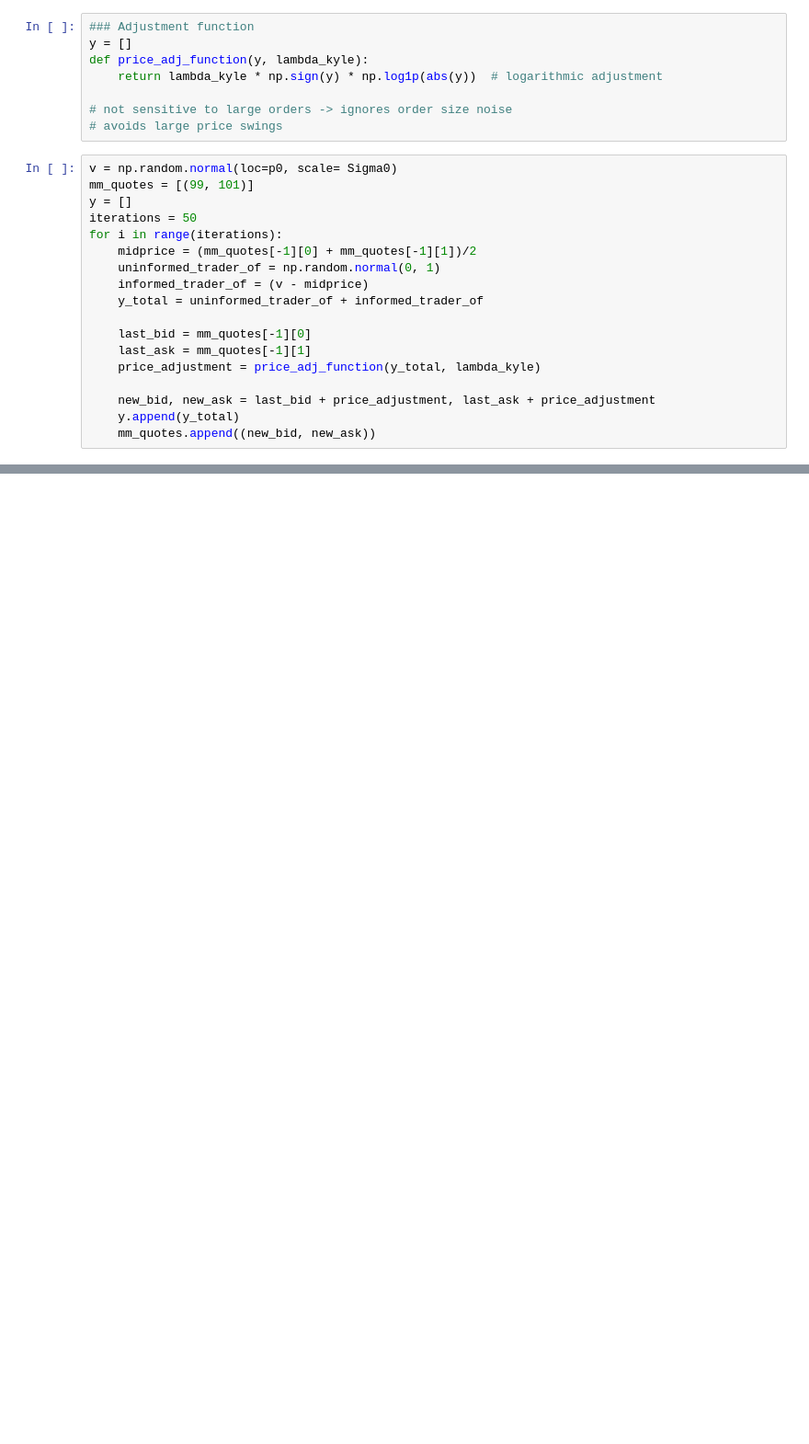
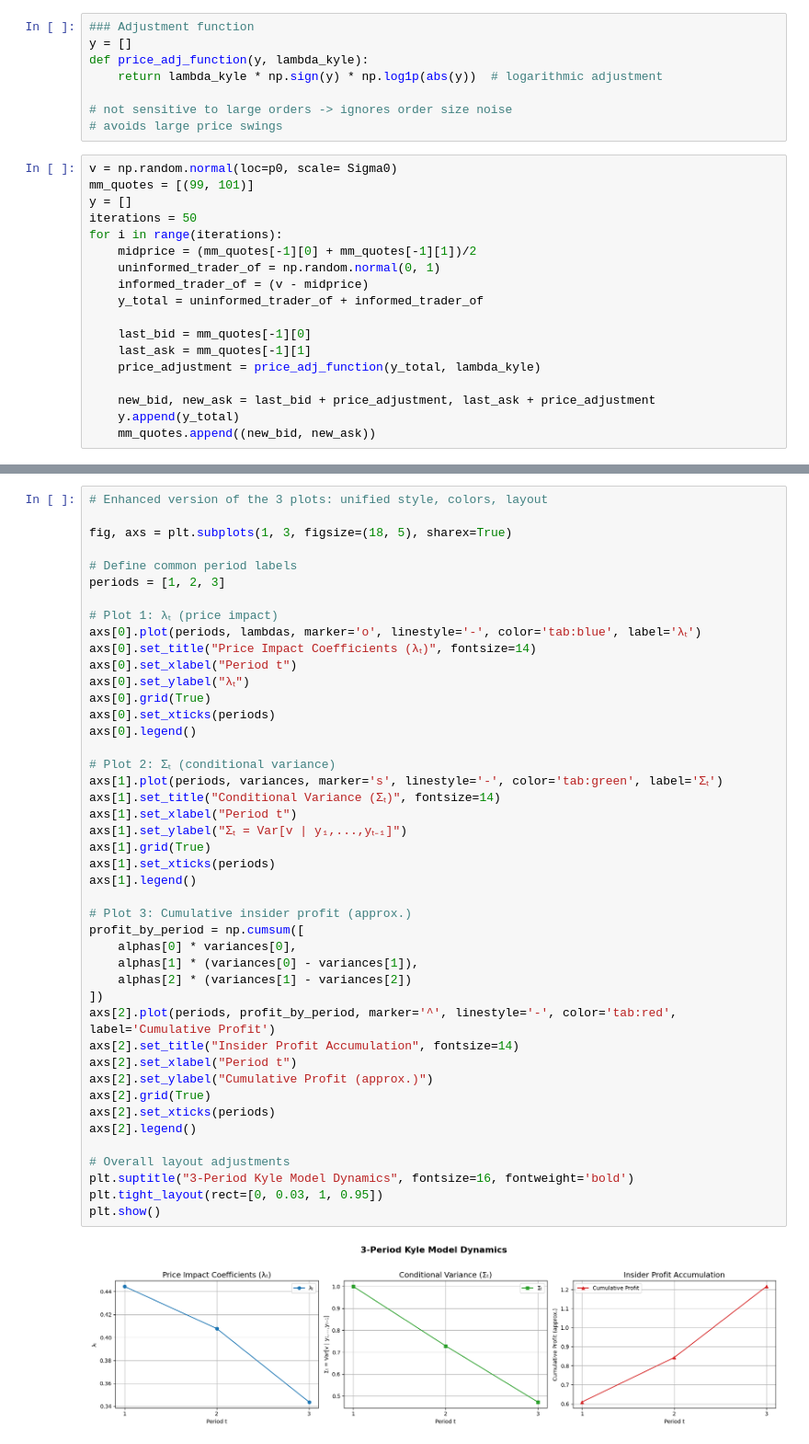
Before and after one commit to Niyetali/ATS-Project-Kyle-s-Lambda, a Jupyter notebook: lambda_upd.ipynb, the cells around one changed output, grey strips where cells are left out. Shown at 92% size. Cells and saved outputs as stored; diff of their text form; blank space fills up the shorter version.

```diff
--- a/lambda_upd.ipynb
+++ b/lambda_upd.ipynb
@@ -280,0 +447,46 @@ plt.show()
+# %%
+# Enhanced version of the 3 plots: unified style, colors, layout
+
+fig, axs = plt.subplots(1, 3, figsize=(18, 5), sharex=True)
+
+# Define common period labels
+periods = [1, 2, 3]
+
+# Plot 1: λₜ (price impact)
+axs[0].plot(periods, lambdas, marker='o', linestyle='-', color='tab:blue', label='λₜ')
+axs[0].set_title("Price Impact Coefficients (λₜ)", fontsize=14)
+axs[0].set_xlabel("Period t")
+axs[0].set_ylabel("λₜ")
+axs[0].grid(True)
+axs[0].set_xticks(periods)
+axs[0].legend()
+
+# Plot 2: Σₜ (conditional variance)
+axs[1].plot(periods, variances, marker='s', linestyle='-', color='tab:green', label='Σₜ')
+axs[1].set_title("Conditional Variance (Σₜ)", fontsize=14)
+axs[1].set_xlabel("Period t")
+axs[1].set_ylabel("Σₜ = Var[v | y₁,...,yₜ₋₁]")
+axs[1].grid(True)
+axs[1].set_xticks(periods)
+axs[1].legend()
+
+# Plot 3: Cumulative insider profit (approx.)
+profit_by_period = np.cumsum([
+    alphas[0] * variances[0],
+    alphas[1] * (variances[0] - variances[1]),
+    alphas[2] * (variances[1] - variances[2])
+])
+axs[2].plot(periods, profit_by_period, marker='^', linestyle='-', color='tab:red', label='Cumulative Profit')
+axs[2].set_title("Insider Profit Accumulation", fontsize=14)
+axs[2].set_xlabel("Period t")
+axs[2].set_ylabel("Cumulative Profit (approx.)")
+axs[2].grid(True)
+axs[2].set_xticks(periods)
+axs[2].legend()
+
+# Overall layout adjustments
+plt.suptitle("3-Period Kyle Model Dynamics", fontsize=16, fontweight='bold')
+plt.tight_layout(rect=[0, 0.03, 1, 0.95])
+plt.show()
+# %% [output]
+[figure, added]
```
Also changed, not shown: parts of 20 cells of this notebook.
